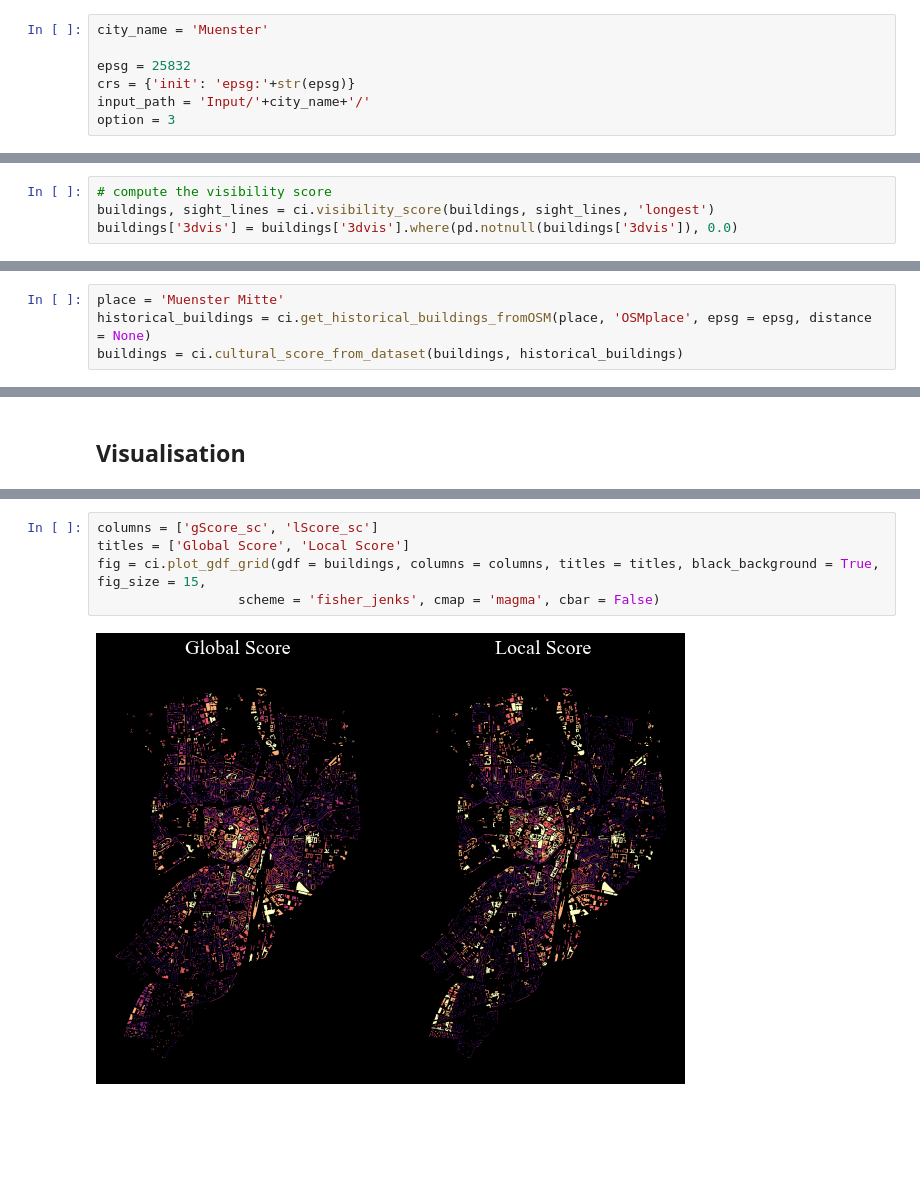
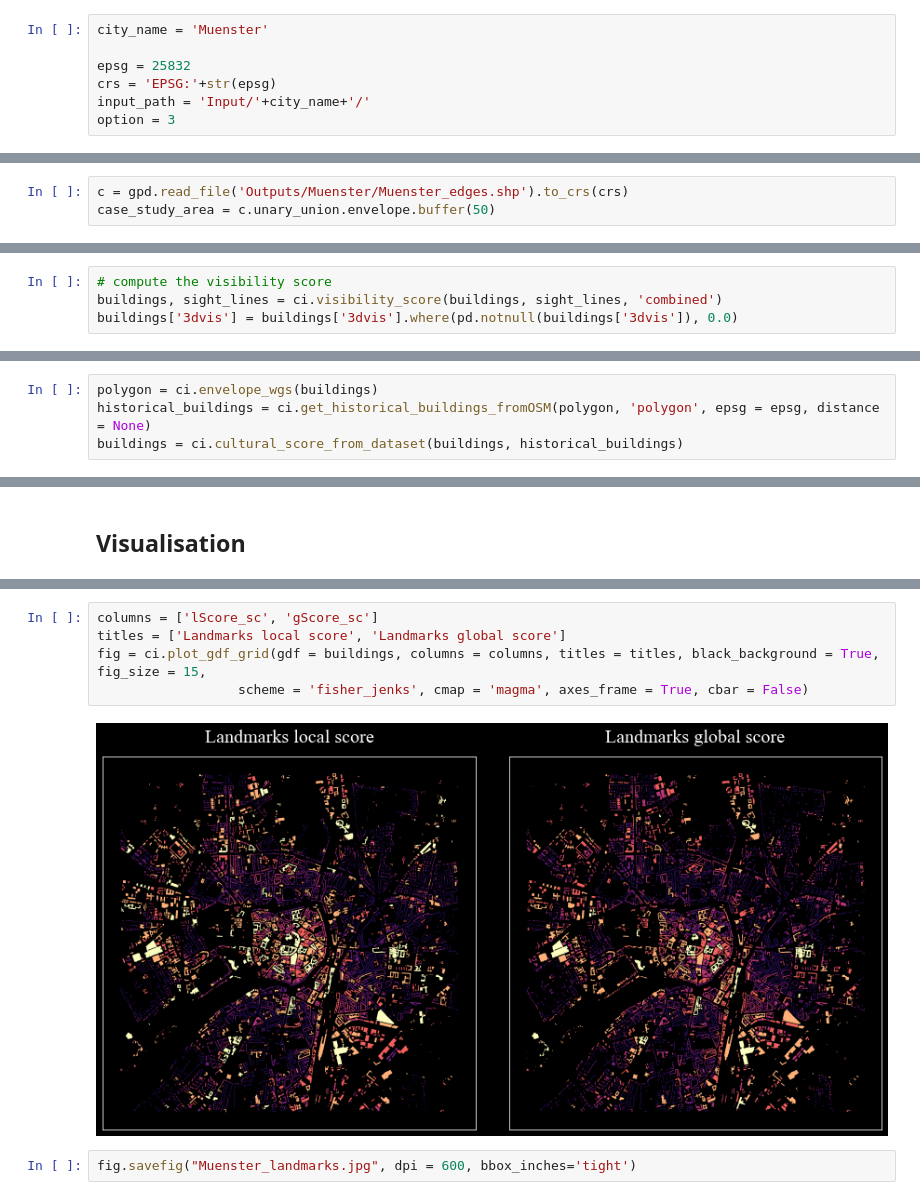
Before and after one commit to g-filomena/Computational-Image-of-the-City, a Jupyter notebook: 03-Landmarks_Local_Files - Muenster.ipynb, the cells around one changed output, grey strips where cells are left out. Drawn from its saved outputs; the diff is of its cells as text; blank space fills up the shorter version.

```diff
--- a/03-Landmarks_Local_Files - Muenster.ipynb
+++ b/03-Landmarks_Local_Files - Muenster.ipynb
@@ -43,7 +43,7 @@ Buildings smaller than 200 square meters are kept out of the analysis, as well a
 city_name = 'Muenster'
 
 epsg = 25832
-crs = {'init': 'epsg:'+str(epsg)}
+crs = 'EPSG:'+str(epsg)
 input_path = 'Input/'+city_name+'/'
 option = 3
 # %%
@@ -102,3 +102,6 @@ Use the parameter *distance_from_center* to indicate till how far away from the
+# %%
+c = gpd.read_file('Outputs/Muenster/Muenster_edges.shp').to_crs(crs)
+case_study_area = c.unary_union.envelope.buffer(50)
 # %%
 if option == 3:
     buildings, obstructions = ci.get_buildings_fromSHP(input_path+city_name+'_obstructions.shp', epsg,
@@ -187,12 +199,12 @@ ci.plot_gdf(sight_lines, alpha = 0.01, color = 'white', gdf_base_map = buildings
 # %%
 # compute the visibility score
-buildings, sight_lines = ci.visibility_score(buildings, sight_lines, 'longest')
+buildings, sight_lines = ci.visibility_score(buildings, sight_lines, 'combined')
 buildings['3dvis'] = buildings['3dvis'].where(pd.notnull(buildings['3dvis']), 0.0)
 # %% [markdown]
 ## 3 - Cultural component
 # %%
-place = 'Muenster Mitte'
-historical_buildings = ci.get_historical_buildings_fromOSM(place, 'OSMplace', epsg = epsg, distance = None)
+polygon = ci.envelope_wgs(buildings)
+historical_buildings = ci.get_historical_buildings_fromOSM(polygon, 'polygon', epsg = epsg, distance = None)
 buildings = ci.cultural_score_from_dataset(buildings, historical_buildings)
 # %% [markdown]
 ## 4 - Pragmatic component
@@ -348,10 +361,12 @@ fig = ci.plot_gdf_grid(gdf = buildings, columns = columns, titles = titles, blac
 # %%
-columns = ['gScore_sc', 'lScore_sc']
-titles = ['Global Score', 'Local Score']
+columns = ['lScore_sc', 'gScore_sc']
+titles = ['Landmarks local score', 'Landmarks global score']
 fig = ci.plot_gdf_grid(gdf = buildings, columns = columns, titles = titles, black_background = True, fig_size = 15,
-                  scheme = 'fisher_jenks', cmap = 'magma', cbar = False)
+                  scheme = 'fisher_jenks', cmap = 'magma', axes_frame = True, cbar = False)
 # %% [output]
-[figure, old version]
+[figure, new version]
+# %%
+fig.savefig("Muenster_landmarks.jpg", dpi = 600, bbox_inches='tight')
 # %%
 saving_path = 'Outputs/'+city_name+'/'+city_name
 buildings.to_file(saving_path+'_landmarks.shp', driver='ESRI Shapefile')
```
Also changed, not shown: parts of 14 cells of this notebook, 47 other files.
